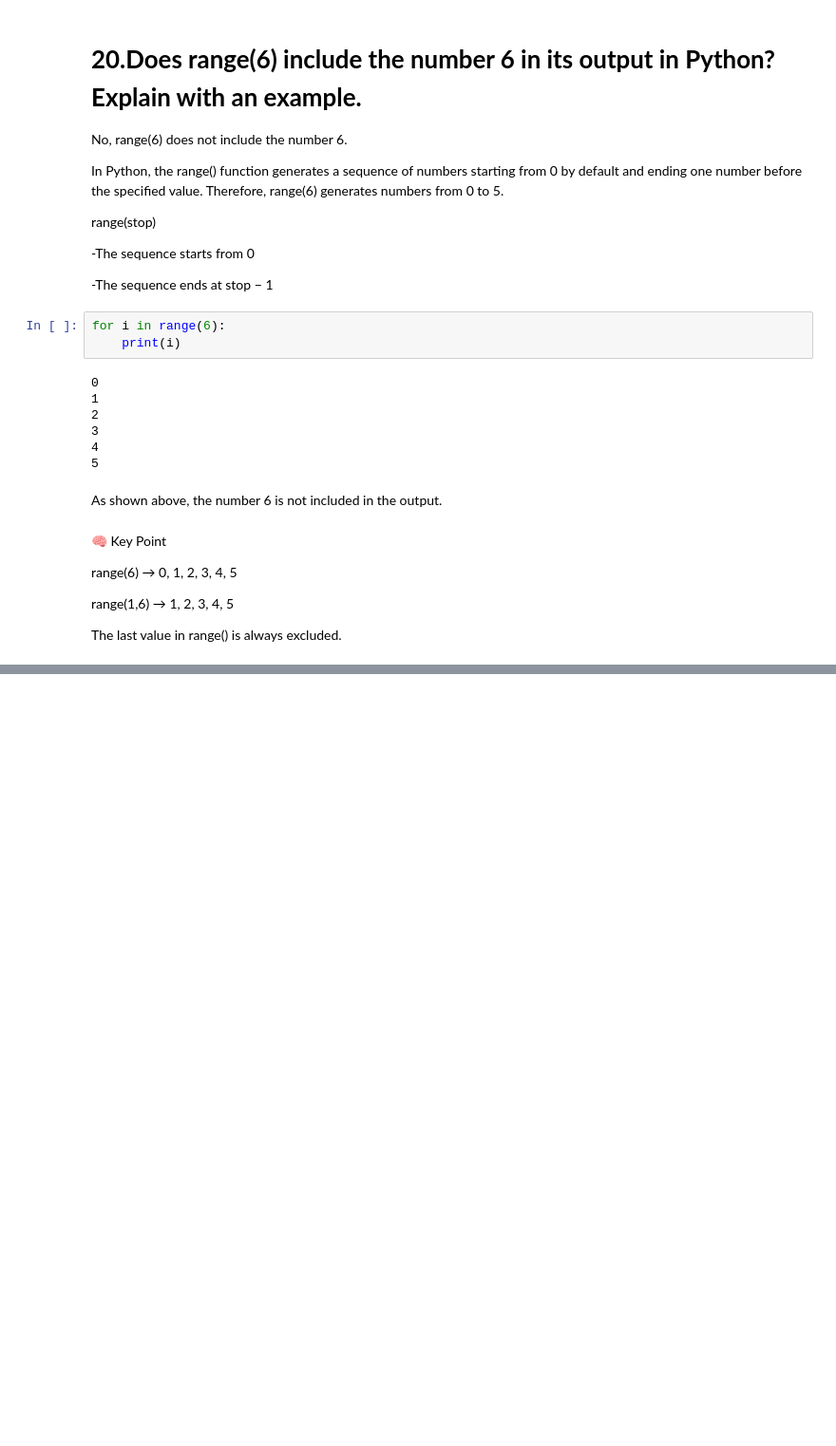
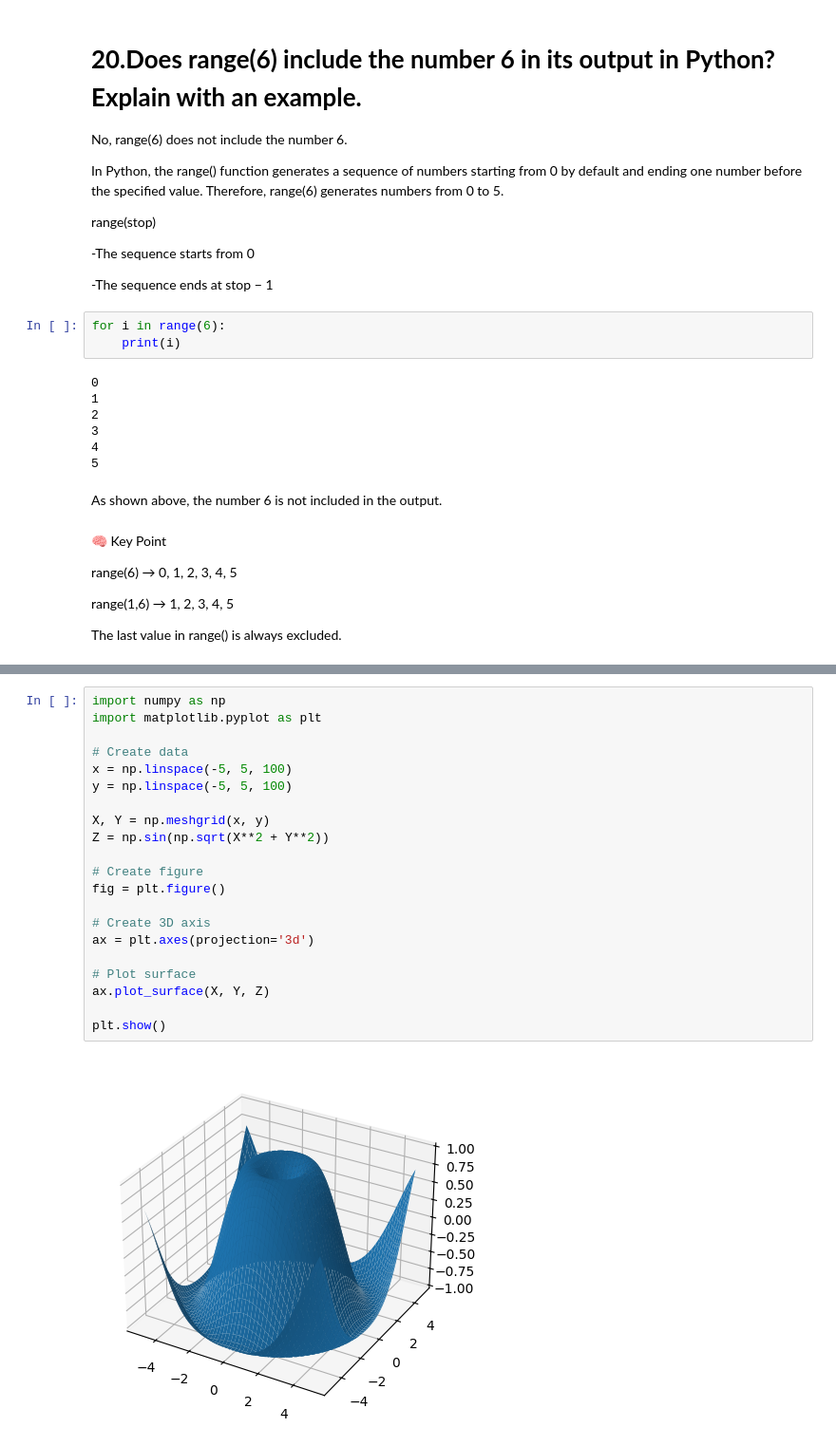
Before and after one commit to Gitstrong3333/Data-Science-Interview, a Jupyter notebook: MachineLearning_Interview_Questions.ipynb, the cells around one changed output, grey strips where cells are left out. Shown at 95% size. Cells and saved outputs as stored; diff of their text form; blank space fills up the shorter version.

```diff
--- a/MachineLearning_Interview_Questions.ipynb
+++ b/MachineLearning_Interview_Questions.ipynb
@@ -980,0 +1151,23 @@ The last value in range() is always excluded.
+# %%
+import numpy as np
+import matplotlib.pyplot as plt
+
+# Create data
+x = np.linspace(-5, 5, 100)
+y = np.linspace(-5, 5, 100)
+
+X, Y = np.meshgrid(x, y)
+Z = np.sin(np.sqrt(X**2 + Y**2))
+
+# Create figure
+fig = plt.figure()
+
+# Create 3D axis
+ax = plt.axes(projection='3d')
+
+# Plot surface
+ax.plot_surface(X, Y, Z)
+
+plt.show()
+# %% [output]
+[figure, added]
```
Also changed, not shown: parts of 53 cells of this notebook.
